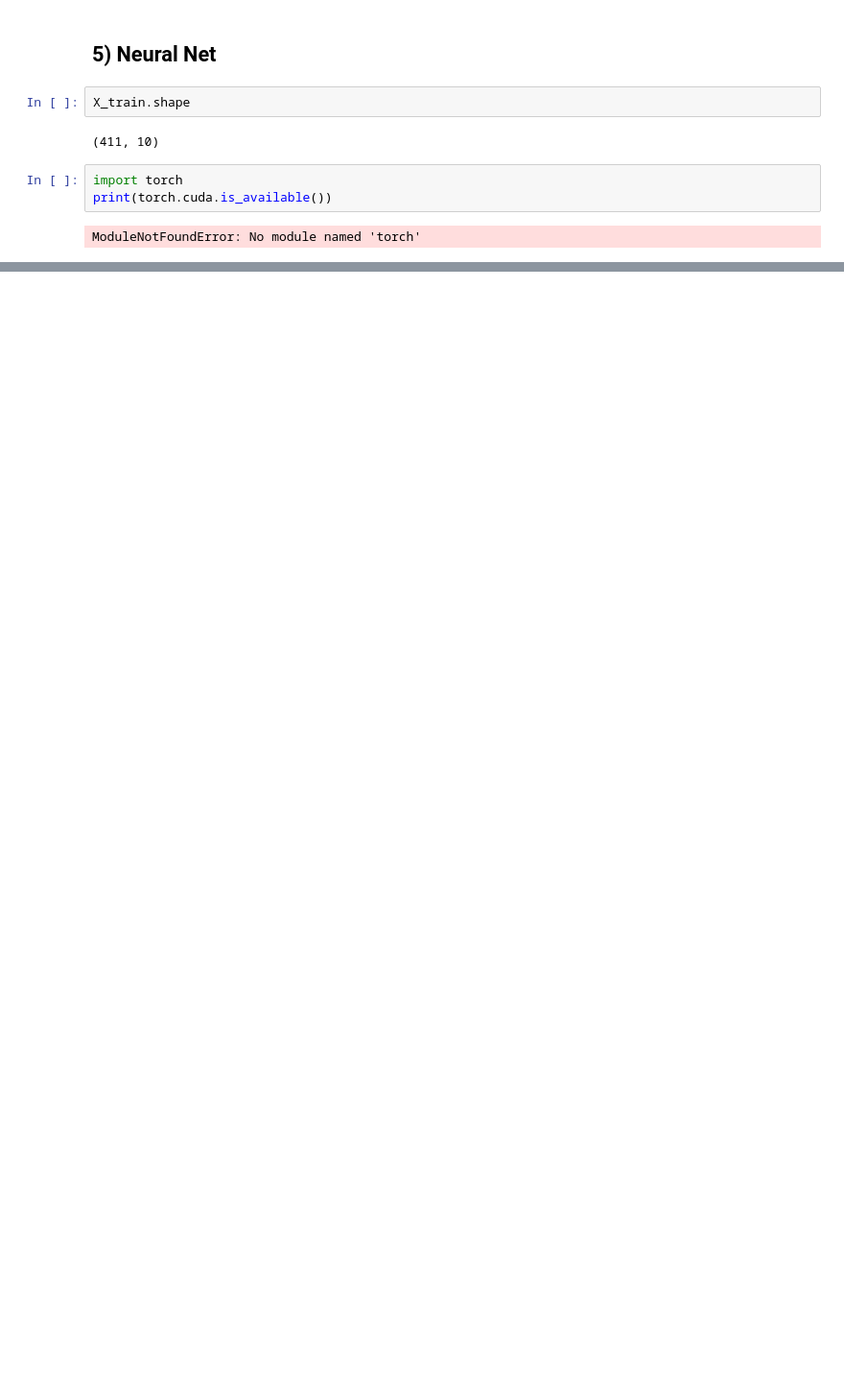
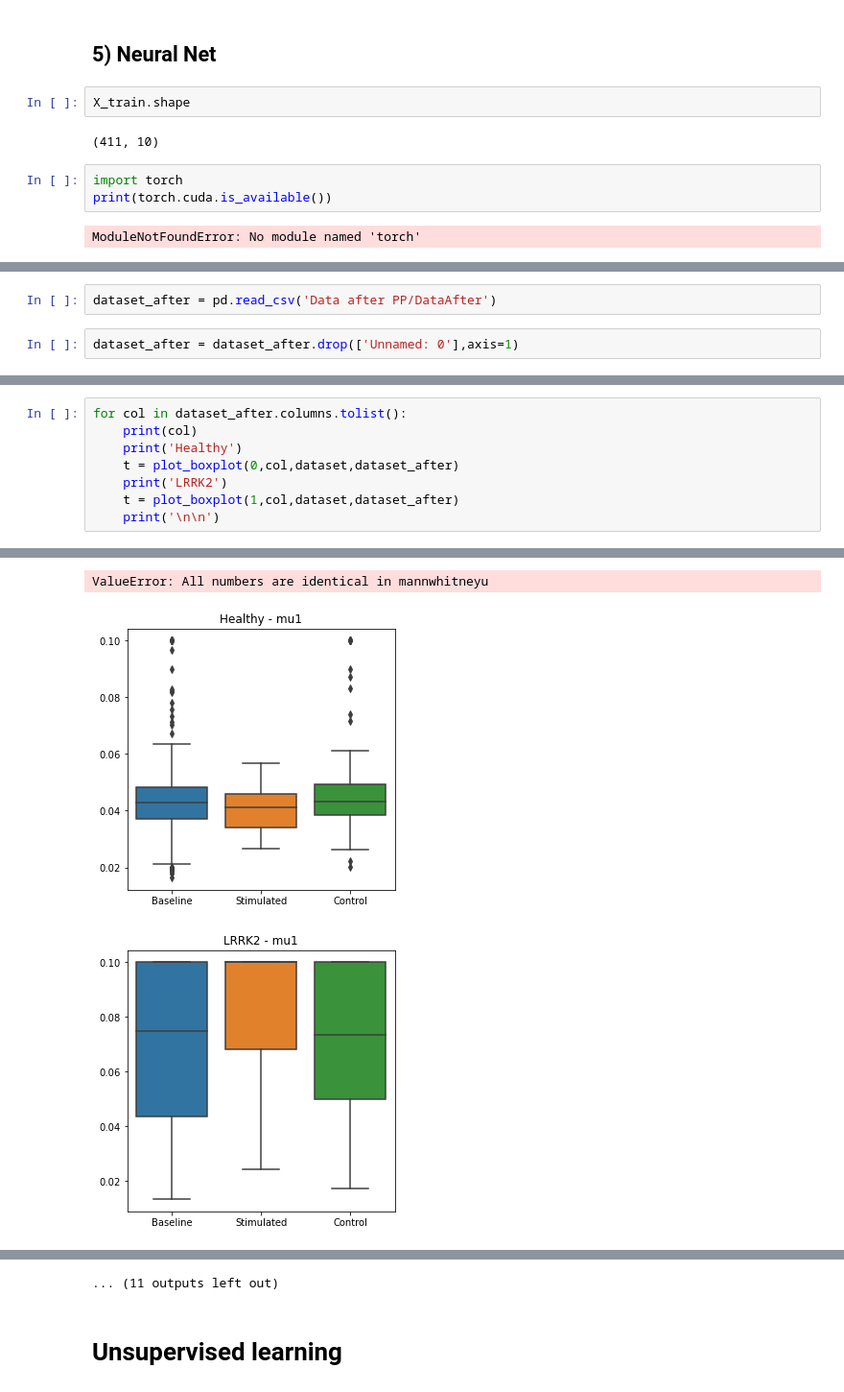
Before and after one commit to rikhy967/PoiProMEA, a Jupyter notebook: Classification.ipynb, the cells around one changed output, grey strips where cells are left out. Shown at 96% size. Saved outputs shown, nothing was run; the diff lists cells and outputs as text; blank space fills up the shorter version.

```diff
--- a/Classification.ipynb
+++ b/Classification.ipynb
@@ -315,0 +374,4 @@ ROC AUC:  0.953
+# %%
+dataset_after = pd.read_csv('Data after PP/DataAfter')
+# %%
+dataset_after = dataset_after.drop(['Unnamed: 0'],axis=1)
@@ -315,0 +437,9 @@ ROC AUC:  0.953
+# %%
+for col in dataset_after.columns.tolist():
+    print(col)
+    print('Healthy')
+    t = plot_boxplot(0,col,dataset,dataset_after)
+    print('LRRK2')
+    t = plot_boxplot(1,col,dataset,dataset_after)
+    print('\n\n')
+# %% [output]
@@ -315,0 +463,3 @@ ROC AUC:  0.953
+ValueError: All numbers are identical in mannwhitneyu
+[figure, added]
+[figure, added]
@@ -315,0 +474,3 @@ ROC AUC:  0.953
+... (11 outputs left out)
+# %% [markdown]
+# Unsupervised learning
```
Also changed, not shown: parts of 49 cells of this notebook, 2 other files.
